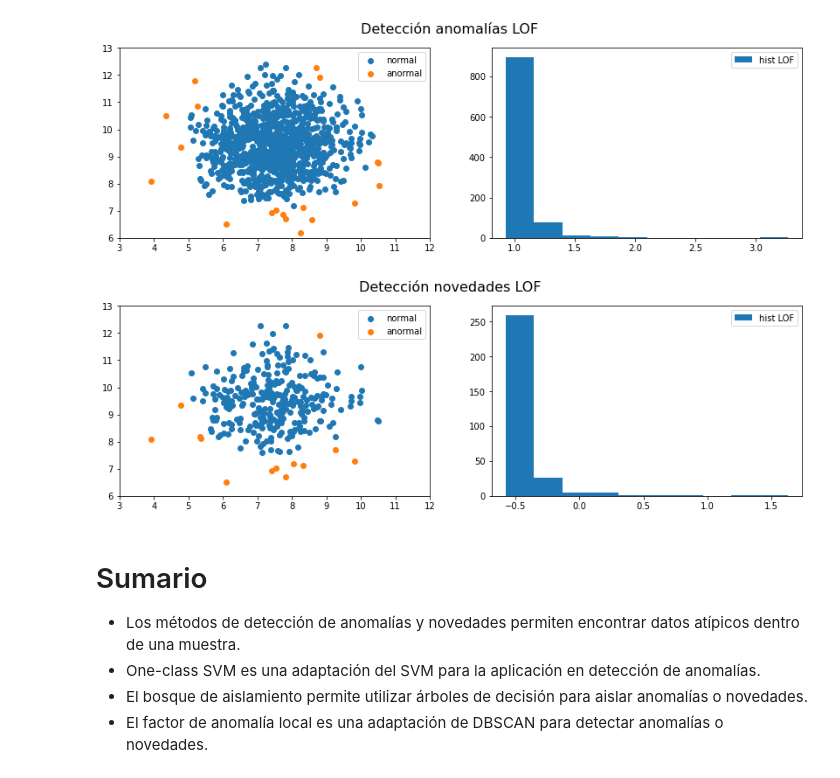
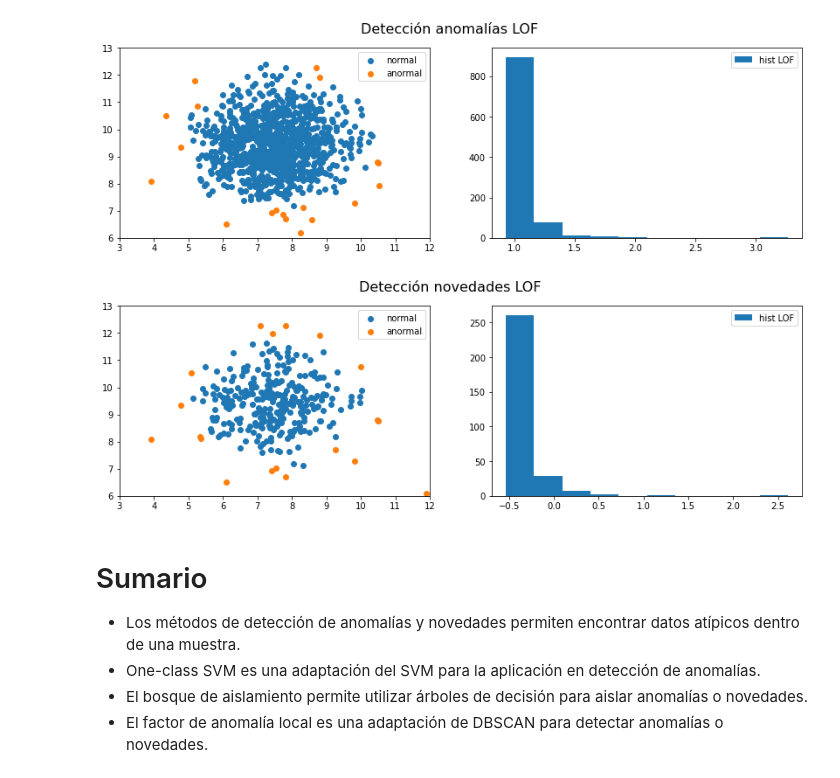
Before and after one commit to fleaman-udec/aprendizaje-automatico, a Jupyter notebook: AAIM-M3b-Anomalias-Novedades.ipynb, the cells around one changed output. Saved outputs shown, nothing was run; the diff lists cells and outputs as text; code cells hidden in the pictures.

```diff
--- a/AAIM-M3b-Anomalias-Novedades.ipynb
+++ b/AAIM-M3b-Anomalias-Novedades.ipynb
@@ -117,7 +123,7 @@ X_train, X_test, y_train, y_test = train_test_split(X, y, test_size=0.3, random_
 
 clf = IsolationForest(n_estimators=100, max_samples=256, contamination=0., random_state=0).fit(X_train)
 
-#X_test = np.append(X_test, [[11.9, 6.1]], axis=0)
+X_test = np.append(X_test, [[11.9, 6.1]], axis=0)
 y_test_predict = clf.predict(X_test)
 plt.scatter(X_test[:, 0][y_test_predict == 1], X_test[:, 1][y_test_predict == 1], label='normal')
 plt.scatter(X_test[:, 0][y_test_predict == -1], X_test[:, 1][y_test_predict == -1], label='anormal')
@@ -178,22 +184,22 @@ plt.show()
 # %% [output]
 [figure]
 # %%
-novelty = LocalOutlierFactor(n_neighbors=10, novelty=True)
+novelty = LocalOutlierFactor(n_neighbors=100, novelty=True)
 novelty.fit(X_train)
 y_test_predict = novelty.predict(X_test)
 
 fig, ax = plt.subplots(ncols=2)
 fig.set_size_inches(14, 4)
 ax[0].scatter(X_test[:, 0][y_test_predict == 1], X_test[:, 1][y_test_predict == 1], label='normal')
 ax[0].scatter(X_test[:, 0][y_test_predict == -1], X_test[:, 1][y_test_predict == -1], label='anormal')
 ax[0].set_xlim(left=3, right=12)
 ax[0].set_ylim(bottom=6, top=13)
 ax[1].hist(-novelty.decision_function(X_test), label='hist LOF')
 ax[0].legend(), ax[1].legend()
 fig.suptitle('Detección novedades LOF', fontsize=16)
 plt.show()
 # %% [output]
-[figure, old version]
+[figure, new version]
 # %% [markdown]
 # Sumario
 - Los  métodos de detección de anomalías y novedades permiten encontrar datos atípicos dentro de una muestra.
```
Also changed, not shown: parts of 3 cells of this notebook, 2 other files.
